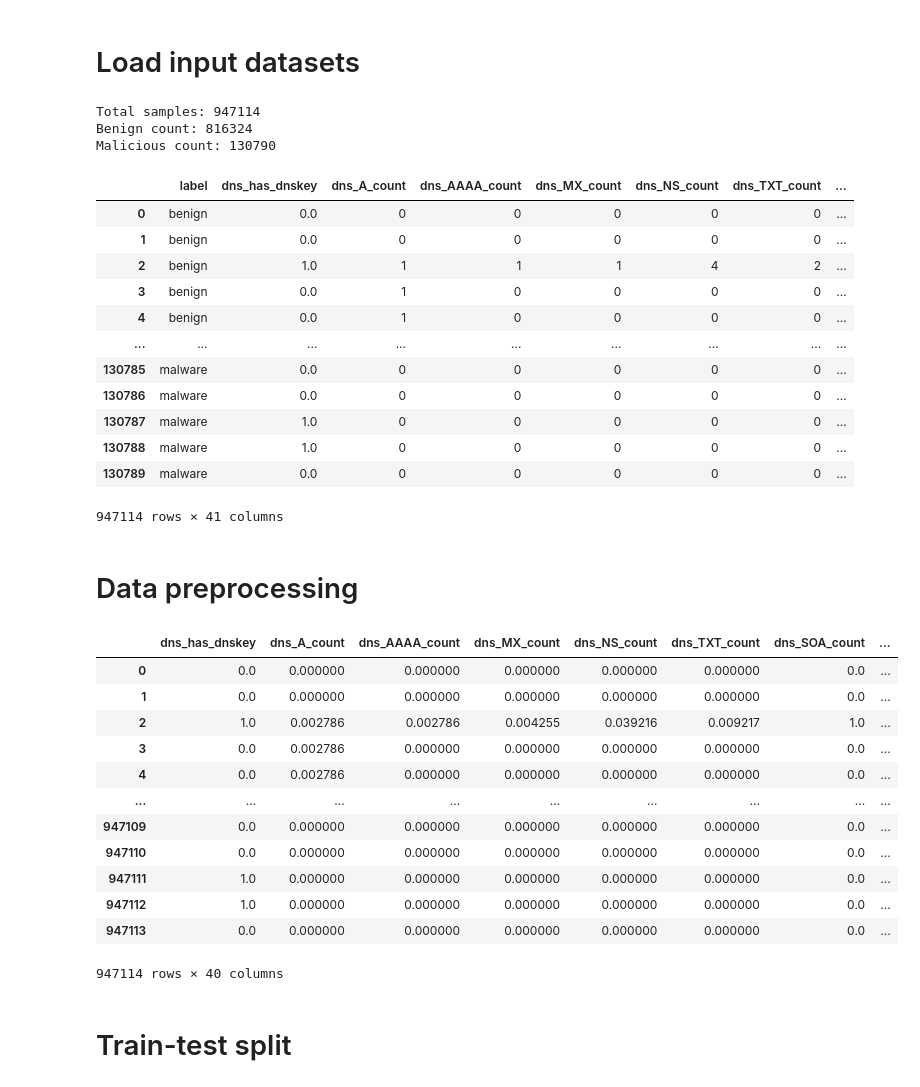
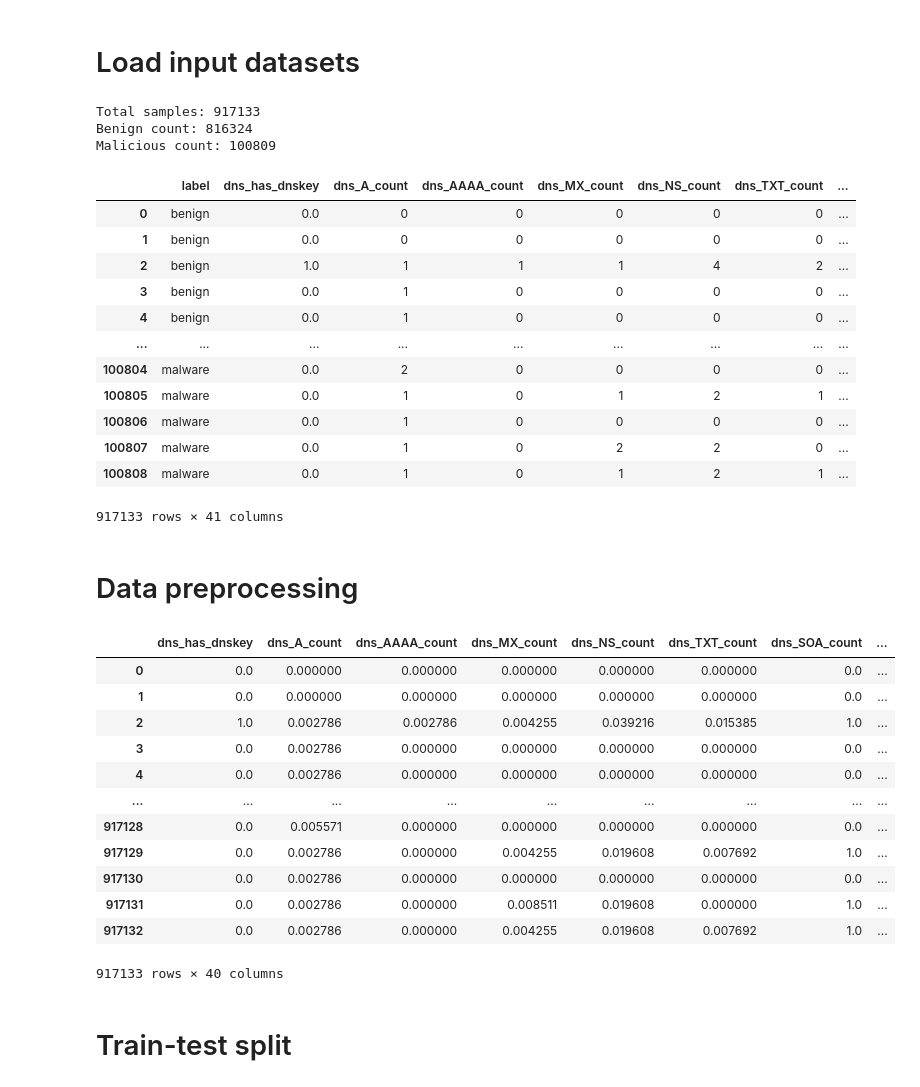
Before and after one commit to nesfit/domainradar-training, a Jupyter notebook: malware/Malware-DNS-NN-train.ipynb, the cells around one changed output. Drawn from its saved outputs; the diff is of its cells as text; code cells hidden in the pictures.

```diff
--- a/malware/Malware-DNS-NN-train.ipynb
+++ b/malware/Malware-DNS-NN-train.ipynb
@@ -61,7 +61,7 @@ benign_dataset_filenames = [
     '../feature-extraction/floor/umbrella_benign_FINISHED.parquet',
 ]
 malicious_dataset_filenames = [
-    '../feature-extraction/floor/malware_3.parquet'
+    '../feature-extraction/floor/malware_2406_strict.parquet'
 ]
 # #############################################################
 # EDIT this for to set appropriate labels (malware, dga, ...) #
@@ -126,41 +126,41 @@ df.drop("domain_name", axis=1, inplace=True)
 
 # Remove disqualified columns
 for column in disqualified_columns:
     if column in df.columns:
         df.drop(column, axis=1, inplace=True)
 
 
 # Preserve only columns of interest
 # Filter columns
 df = df.loc[:, df.columns.str.startswith(prefix) | df.columns.isin(['domain_name', 'label'])]
 
 labels = df['label'].apply(lambda x: class_map[x]) # y vector
 features = df.drop('label', axis=1).copy() # X matrix
 
 print(f"Total samples: {len(df)}")
 print(f"Benign count: {len(df_benign)}")
 print(f"Malicious count: {len(df_malicious)}")
 
 
 
 df
 # %% [output]
-Total samples: 947114
+Total samples: 917133
 Benign count: 816324
-Malicious count: 130790
+Malicious count: 100809
 |  | label | dns_has_dnskey | dns_A_count | dns_AAAA_count | dns_MX_count | dns_NS_count | dns_TXT_count | ... |
 | 0 | benign | 0.0 | 0 | 0 | 0 | 0 | 0 | ... |
 | 1 | benign | 0.0 | 0 | 0 | 0 | 0 | 0 | ... |
 | 2 | benign | 1.0 | 1 | 1 | 1 | 4 | 2 | ... |
 | 3 | benign | 0.0 | 1 | 0 | 0 | 0 | 0 | ... |
 | 4 | benign | 0.0 | 1 | 0 | 0 | 0 | 0 | ... |
 | ... | ... | ... | ... | ... | ... | ... | ... | ... |
-| 130785 | malware | 0.0 | 0 | 0 | 0 | 0 | 0 | ... |
-| 130786 | malware | 0.0 | 0 | 0 | 0 | 0 | 0 | ... |
-| 130787 | malware | 1.0 | 0 | 0 | 0 | 0 | 0 | ... |
-| 130788 | malware | 1.0 | 0 | 0 | 0 | 0 | 0 | ... |
-| 130789 | malware | 0.0 | 0 | 0 | 0 | 0 | 0 | ... |
+| 100804 | malware | 0.0 | 2 | 0 | 0 | 0 | 0 | ... |
+| 100805 | malware | 0.0 | 1 | 0 | 1 | 2 | 1 | ... |
+| 100806 | malware | 0.0 | 1 | 0 | 0 | 0 | 0 | ... |
+| 100807 | malware | 0.0 | 1 | 0 | 2 | 2 | 0 | ... |
+| 100808 | malware | 0.0 | 1 | 0 | 1 | 2 | 1 | ... |
-947114 rows × 41 columns
+917133 rows × 41 columns
 # %% [markdown]
 # Data preprocessing
 # %%
@@ -181,16 +181,16 @@ features
 |  | dns_has_dnskey | dns_A_count | dns_AAAA_count | dns_MX_count | dns_NS_count | dns_TXT_count | dns_SOA_count | ... |
 | 0 | 0.0 | 0.000000 | 0.000000 | 0.000000 | 0.000000 | 0.000000 | 0.0 | ... |
 | 1 | 0.0 | 0.000000 | 0.000000 | 0.000000 | 0.000000 | 0.000000 | 0.0 | ... |
-| 2 | 1.0 | 0.002786 | 0.002786 | 0.004255 | 0.039216 | 0.009217 | 1.0 | ... |
+| 2 | 1.0 | 0.002786 | 0.002786 | 0.004255 | 0.039216 | 0.015385 | 1.0 | ... |
 | 3 | 0.0 | 0.002786 | 0.000000 | 0.000000 | 0.000000 | 0.000000 | 0.0 | ... |
 | 4 | 0.0 | 0.002786 | 0.000000 | 0.000000 | 0.000000 | 0.000000 | 0.0 | ... |
 | ... | ... | ... | ... | ... | ... | ... | ... | ... |
-| 947109 | 0.0 | 0.000000 | 0.000000 | 0.000000 | 0.000000 | 0.000000 | 0.0 | ... |
-| 947110 | 0.0 | 0.000000 | 0.000000 | 0.000000 | 0.000000 | 0.000000 | 0.0 | ... |
-| 947111 | 1.0 | 0.000000 | 0.000000 | 0.000000 | 0.000000 | 0.000000 | 0.0 | ... |
-| 947112 | 1.0 | 0.000000 | 0.000000 | 0.000000 | 0.000000 | 0.000000 | 0.0 | ... |
-| 947113 | 0.0 | 0.000000 | 0.000000 | 0.000000 | 0.000000 | 0.000000 | 0.0 | ... |
+| 917128 | 0.0 | 0.005571 | 0.000000 | 0.000000 | 0.000000 | 0.000000 | 0.0 | ... |
+| 917129 | 0.0 | 0.002786 | 0.000000 | 0.004255 | 0.019608 | 0.007692 | 1.0 | ... |
+| 917130 | 0.0 | 0.002786 | 0.000000 | 0.000000 | 0.000000 | 0.000000 | 0.0 | ... |
+| 917131 | 0.0 | 0.002786 | 0.000000 | 0.008511 | 0.019608 | 0.000000 | 1.0 | ... |
+| 917132 | 0.0 | 0.002786 | 0.000000 | 0.004255 | 0.019608 | 0.007692 | 1.0 | ... |
-947114 rows × 40 columns
+917133 rows × 40 columns
 # %% [markdown]
 # Train-test split
 # %%
```
Also changed, not shown: parts of 7 cells of this notebook, 3 other files.
